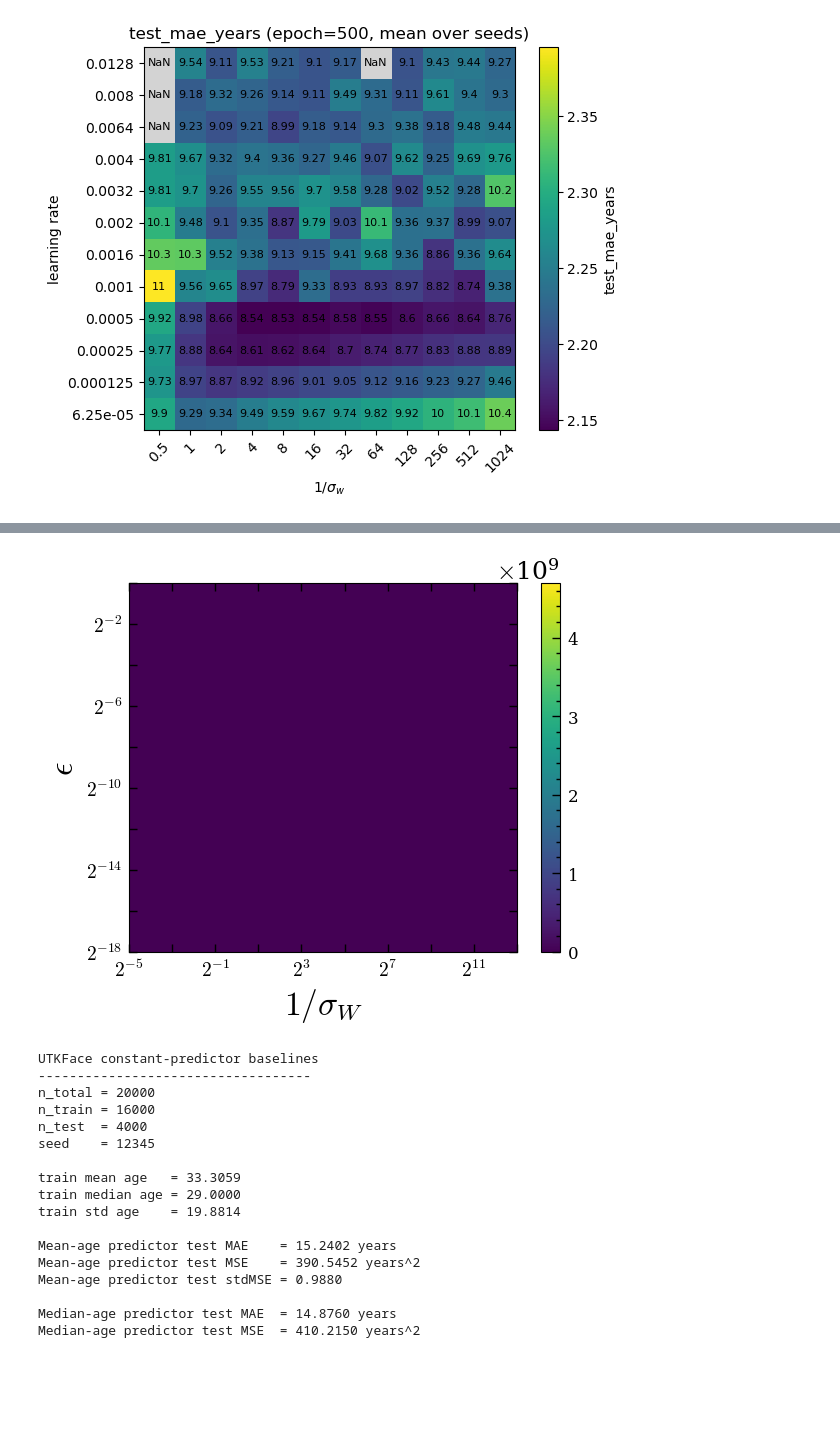
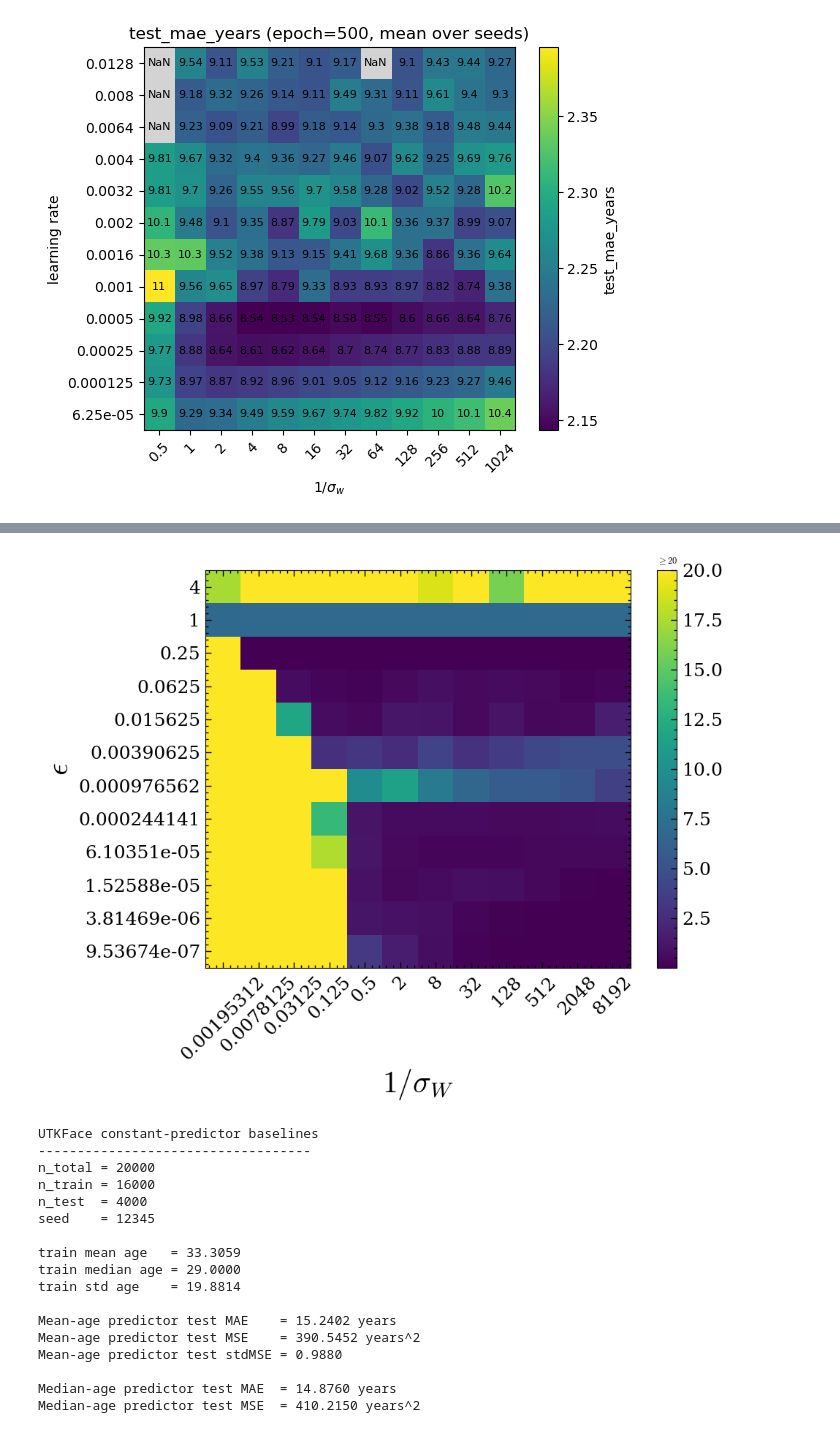
Before and after one commit to f-damico/BBP_in_SGD, a Jupyter notebook: notebook_experiment_2 copy.ipynb, the cells around one changed output, grey strips where cells are left out. Saved outputs shown, nothing was run; the diff lists cells and outputs as text; code cells hidden in the pictures; blank space fills up the shorter version.

```diff
--- a/notebook_experiment_2 copy.ipynb
+++ b/notebook_experiment_2 copy.ipynb
@@ -985,34 +985,15 @@ plt.show()
-# %%
-fig, ax, inv_sigma_vals, lr_vals, phase_matrix, counts_matrix = plot_phase_diagram_imshow(
-    "collected_results/exp2_dnn_SMALL_sgd_relu_v3.npz",
-    metric_key="test_loss_std_mse",
-    epoch=300,
-    figsize=(6.2, 5.2),
-
-    # set visible exponent range
-    x_exp_min=-5,
-    x_exp_max=13,
-    y_exp_min=-18,
-    y_exp_max=0,
-
-    # ticks every 2 exponents, labels every 2 ticks
-    tick_every_exponents=2,
-    label_every_n_ticks=2,
-
-    tick_label_fontsize=14,
-    axis_label_fontsize=24,
-)
-
-# fig.savefig(
-#     "phase_diagram.pdf",
-#     format="pdf",
-#     bbox_inches="tight",
-#     dpi=300,
-# )
-
-plt.show()
-# %% [output]
-[figure, removed]
+# %%
+fig, ax, inv_vals, lr_vals, phase, counts = plot_phase_diagram_imshow(
+    "collected_results/exp2_dnn_SMALL_sgd_relu_v4.npz",
+    metric_key="train_grad_norm",
+    epoch= 300,
+    annotate=False,
+    figsize=(10,8),
+    name_cbar="Test error",
+    color_cut = 20,
+)
+# %% [output]
+[figure, added]
 # %%
 baselines = compute_utkface_age_baselines_from_config(
     "/mnt/beegfs/2a/mb12724/franc/BBP_in_SGD/src/experiment_2/DNN_utkface_age_phase_diagram_q.json",
```
Also changed, not shown: parts of 2 cells of this notebook, 29 other files.
